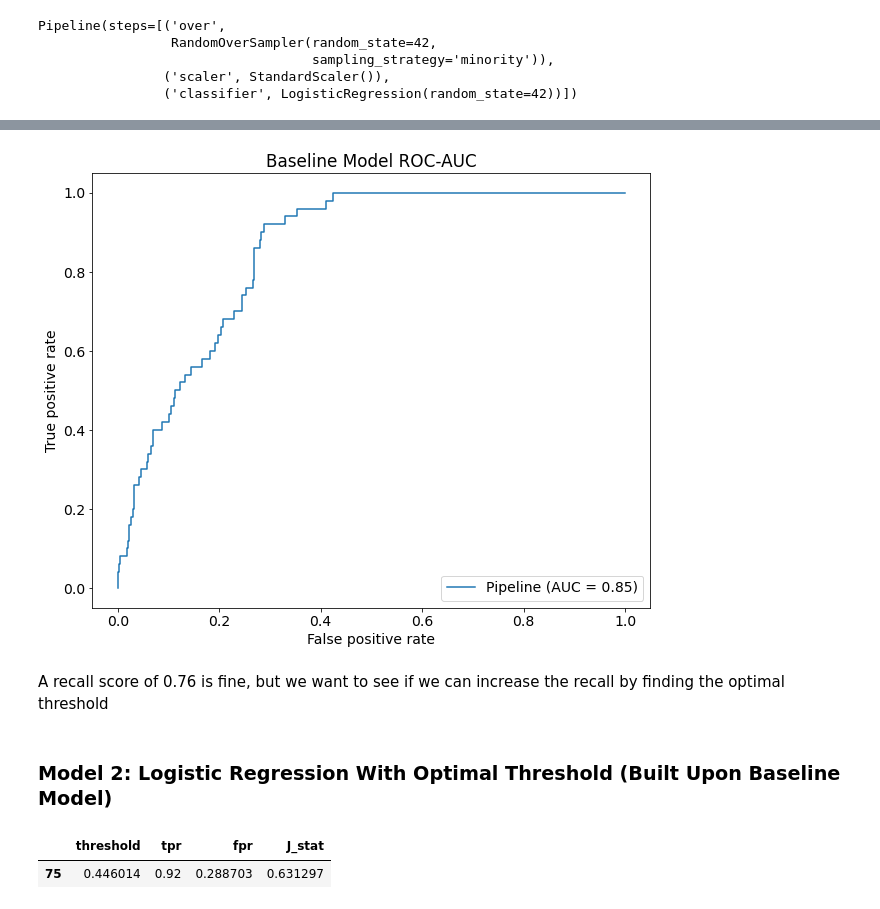
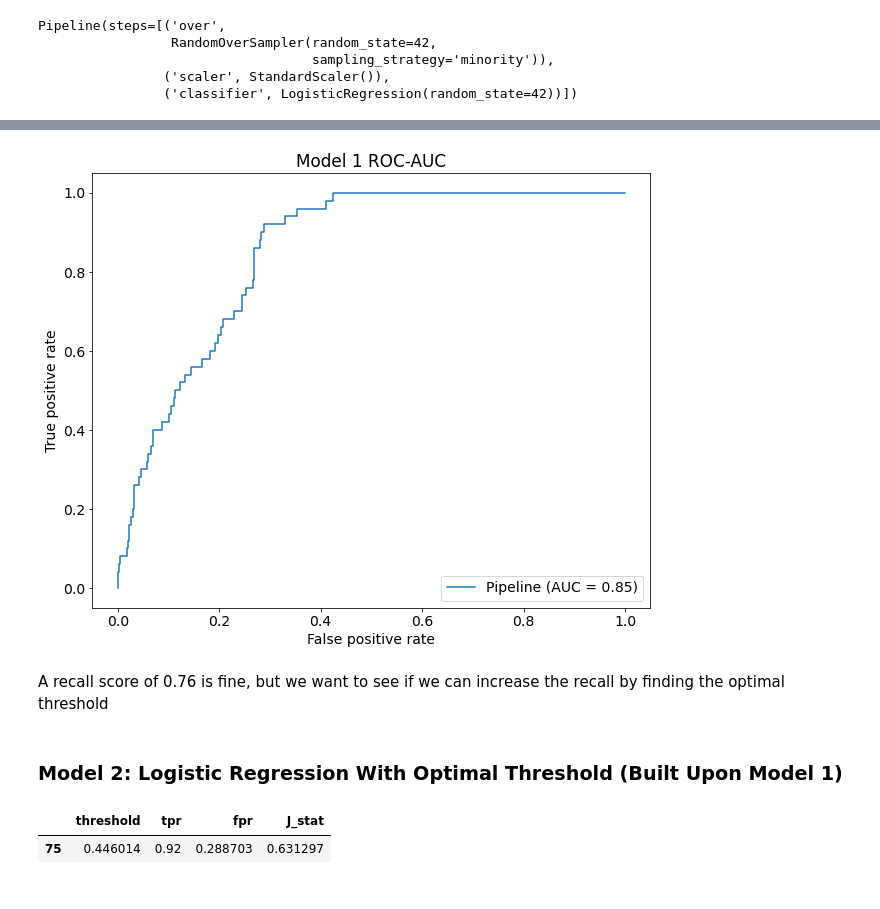
Before and after one commit to jordanate/machine-learning-classification, a Jupyter notebook: stroke-machine-learning-classification.ipynb, the cells around one changed output, grey strips where cells are left out. Cells and saved outputs as stored; diff of their text form; code cells hidden in the pictures.

```diff
--- a/stroke-machine-learning-classification.ipynb
+++ b/stroke-machine-learning-classification.ipynb
@@ -379,13 +391,13 @@ X_test.drop(columns = ['gender', 'ever_married', 'work_type',
 # %%
-# Creating the baseline pipeline
-baseline_pipeline = Pipeline([('over', RandomOverSampler(sampling_strategy='minority', random_state = 42)),
+# Creating the model 1 pipeline
+model1_pipeline = Pipeline([('over', RandomOverSampler(sampling_strategy='minority', random_state = 42)),
                                 ('scaler', StandardScaler()),
                                 ('classifier', LogisticRegression(random_state=42))])
 
 # We decided to use RandomOverSampler in the end as SMOTE was resulting in many issues within our model
 # %%
 # Fitting the training data
-baseline_pipeline.fit(X_train, y_train)
+model1_pipeline.fit(X_train, y_train)
 # %% [output]
 Pipeline(steps=[('over',
                  RandomOverSampler(random_state=42,
@@ -414,15 +426,15 @@ plot_confusion_matrix(baseline_pipeline, X_test, y_test, ax=ax);
 # %%
 # Visualizing the AUC (Area Under the Curve)
 fig, ax = plt.subplots(figsize = (10,8))
-plot_roc_curve(baseline_pipeline, X_test, y_test, ax = ax)
+plot_roc_curve(model1_pipeline, X_test, y_test, ax = ax)
 ax.set_ylabel('True positive rate')
 ax.set_xlabel('False positive rate')
-ax.set_title('Baseline Model ROC-AUC')
+ax.set_title('Model 1 ROC-AUC')
 plt.show()
 # %% [output]
-[figure, old version]
+[figure, new version]
 # %% [markdown]
 A recall score of 0.76 is fine, but we want to see if we can increase the recall by finding the optimal threshold
 # %% [markdown]
-### Model 2: Logistic Regression With Optimal Threshold (Built Upon Baseline Model)
+### Model 2: Logistic Regression With Optimal Threshold (Built Upon Model 1)
 # %%
```
Also changed, not shown: parts of 11 cells of this notebook.
